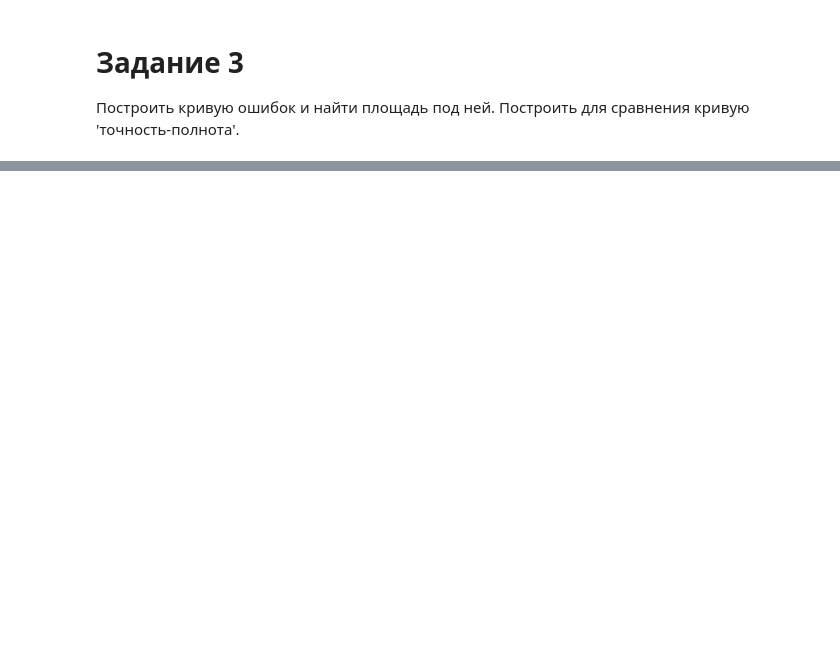
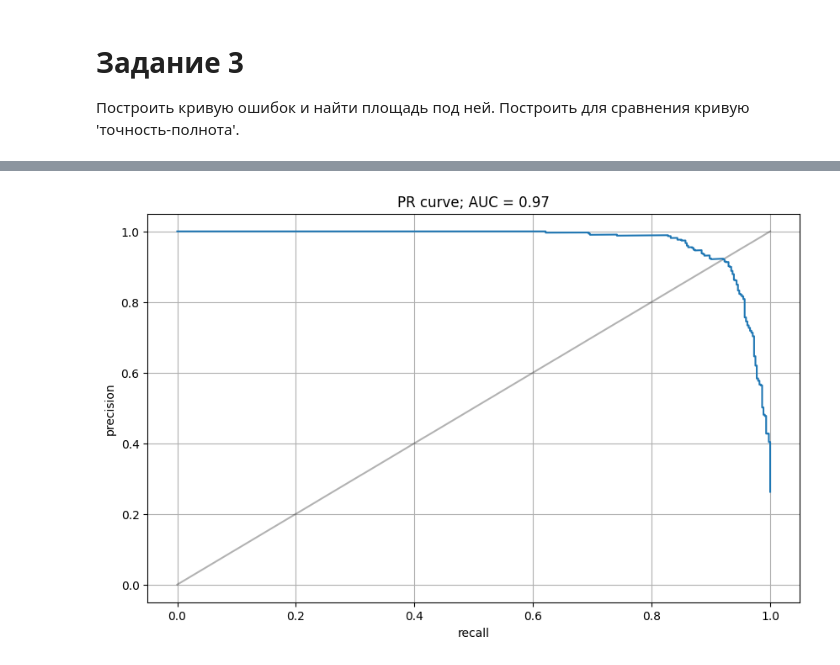
Before and after one commit to goglom/MMAD, a Jupyter notebook: Problem_5/Problem_5.ipynb, the cells around one changed output, grey strips where cells are left out. Cells and saved outputs as stored; diff of their text form; code cells hidden in the pictures; blank space fills up the shorter version.

```diff
--- a/Problem_5/Problem_5.ipynb
+++ b/Problem_5/Problem_5.ipynb
@@ -174,0 +179,5 @@ plot_curve(*roc_curve, 'FPR', 'TPR', f'ROC curve; AUC = {rock_auc:.2f}')
+# %%
+pr_curve = get_pr_curve(y_probs, y_test)
+plot_curve(*pr_curve, 'recall', 'precision', f'PR curve; AUC = {auc(*pr_curve):.2f}')
+# %% [output]
+[figure, added]
```
Also changed, not shown: parts of 17 cells of this notebook.
